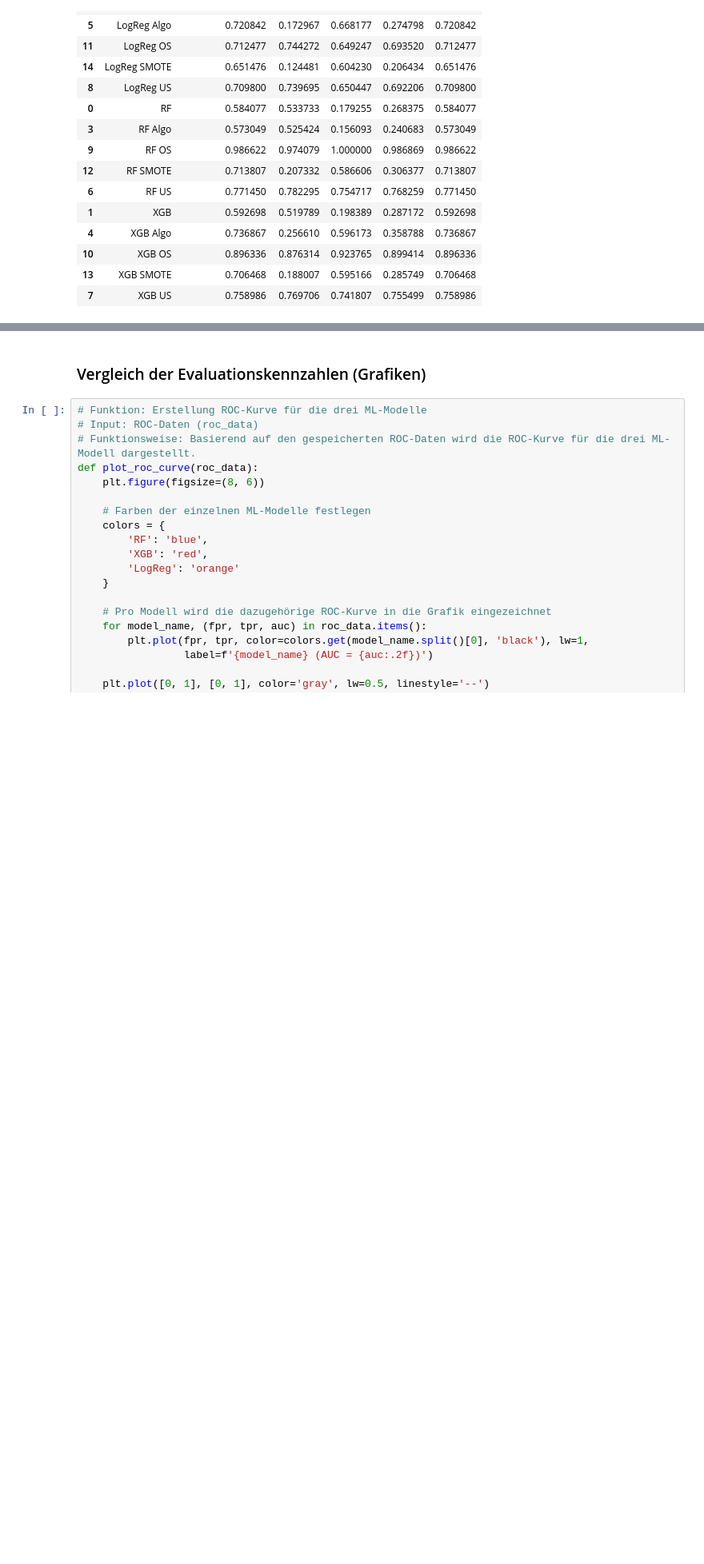
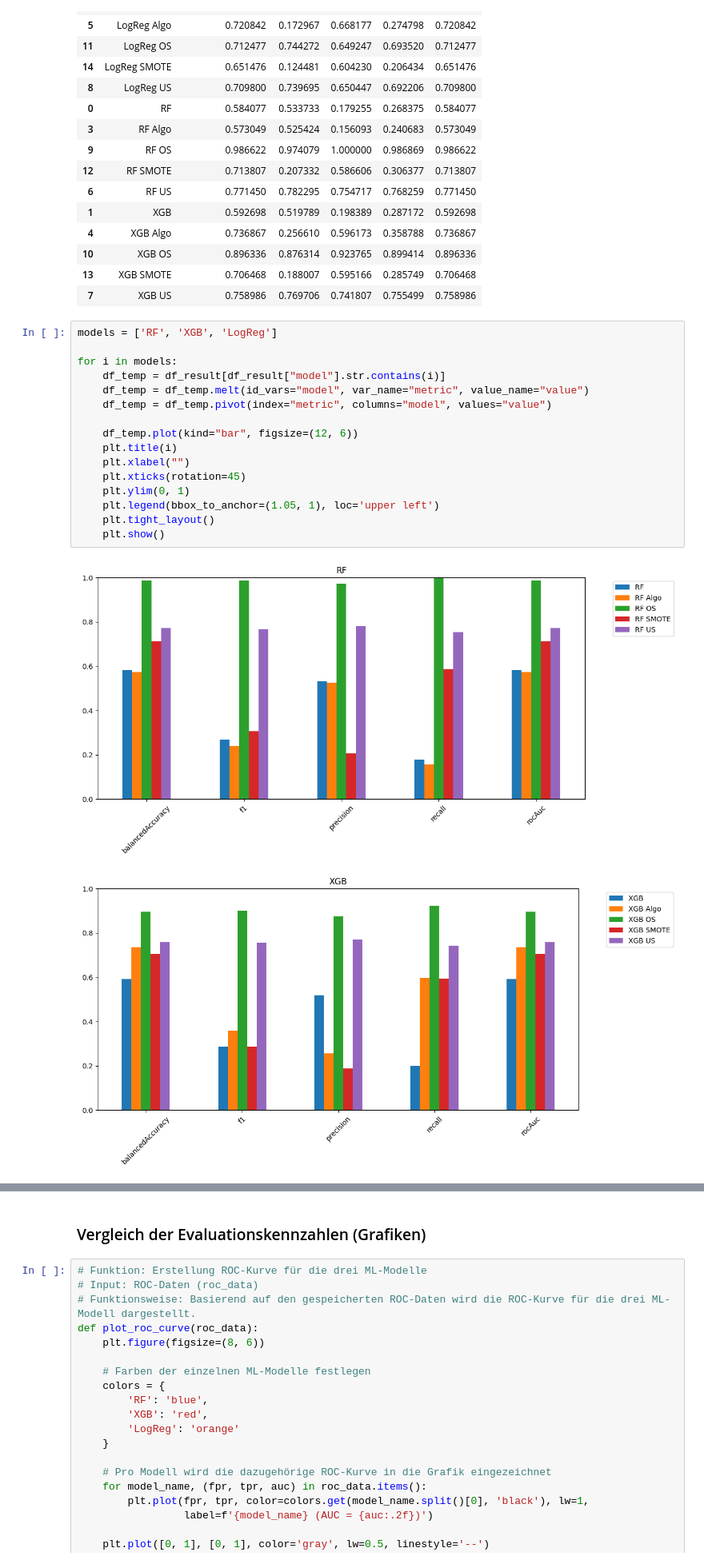
Before and after one commit to juliisch/MALE01, a Jupyter notebook: MALE01_ImbalancedData_JuliaSchmid.ipynb, the cells around one changed output, grey strips where cells are left out. Shown at 80% size. Drawn from its saved outputs; the diff is of its cells as text; blank space fills up the shorter version.

```diff
--- a/MALE01_ImbalancedData_JuliaSchmid.ipynb
+++ b/MALE01_ImbalancedData_JuliaSchmid.ipynb
@@ -436,3 +436,22 @@ df_result
 | 10 | XGB OS | 0.896336 | 0.876314 | 0.923765 | 0.899414 | 0.896336 |
 | 13 | XGB SMOTE | 0.706468 | 0.188007 | 0.595166 | 0.285749 | 0.706468 |
 | 7 | XGB US | 0.758986 | 0.769706 | 0.741807 | 0.755499 | 0.758986 |
+# %%
+models = ['RF', 'XGB', 'LogReg']
+
+for i in models:
+    df_temp = df_result[df_result["model"].str.contains(i)]
+    df_temp = df_temp.melt(id_vars="model", var_name="metric", value_name="value")
+    df_temp = df_temp.pivot(index="metric", columns="model", values="value")
+
+    df_temp.plot(kind="bar", figsize=(12, 6))
+    plt.title(i)
+    plt.xlabel("")
+    plt.xticks(rotation=45)
+    plt.ylim(0, 1)
+    plt.legend(bbox_to_anchor=(1.05, 1), loc='upper left')
+    plt.tight_layout()
+    plt.show()
+# %% [output]
+[figure, added]
+[figure, added]
```
Also changed, not shown: parts of 1 cell of this notebook, 1 other file.
